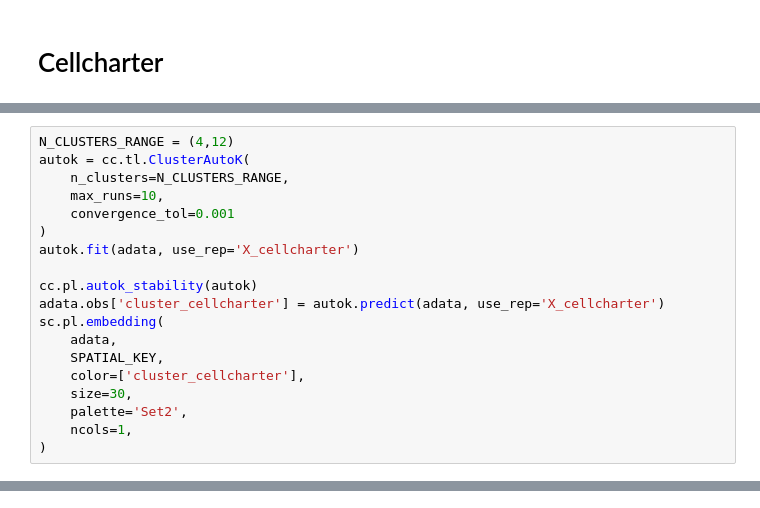
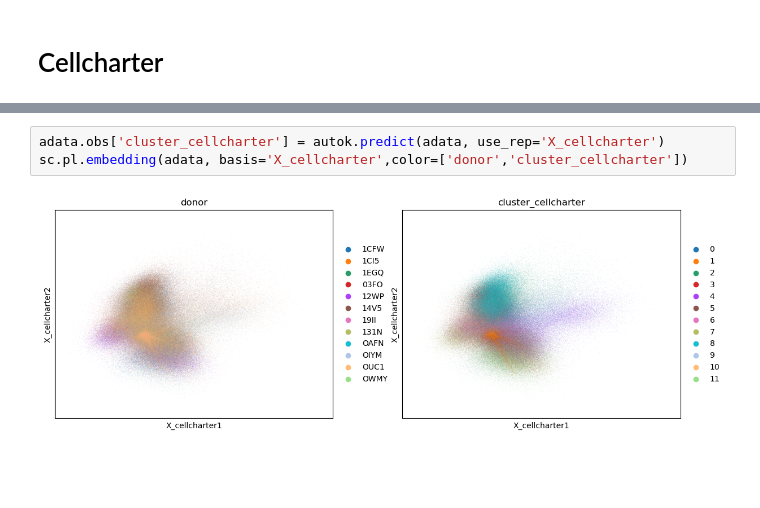
Before and after one commit to bdsc-tds/Norkin2026, a Jupyter notebook: workflow/analysis/xenium/0-cellcharter.ipynb, the cells around one changed output, grey strips where cells are left out. Cells and saved outputs as stored; diff of their text form; blank space fills up the shorter version.

```diff
--- a/workflow/analysis/xenium/0-cellcharter.ipynb
+++ b/workflow/analysis/xenium/0-cellcharter.ipynb
@@ -248,19 +383,0 @@ IndexError: list index out of range
-# %%
-N_CLUSTERS_RANGE = (4,12)
-autok = cc.tl.ClusterAutoK(
-    n_clusters=N_CLUSTERS_RANGE,
-    max_runs=10,
-    convergence_tol=0.001
-)
-autok.fit(adata, use_rep='X_cellcharter')
-
-cc.pl.autok_stability(autok)
-adata.obs['cluster_cellcharter'] = autok.predict(adata, use_rep='X_cellcharter')
-sc.pl.embedding(
-    adata,
-    SPATIAL_KEY,
-    color=['cluster_cellcharter'],
-    size=30,
-    palette='Set2',
-    ncols=1,
-)
@@ -376,0 +384,5 @@ LOCAL_RANK: 0 - CUDA_VISIBLE_DEVICES: [0]
+# %%
+adata.obs['cluster_cellcharter'] = autok.predict(adata, use_rep='X_cellcharter')
+sc.pl.embedding(adata, basis='X_cellcharter',color=['donor','cluster_cellcharter'])
+# %% [output]
+[figure, added]
```
Also changed, not shown: parts of 7 cells of this notebook, 20 other files.
